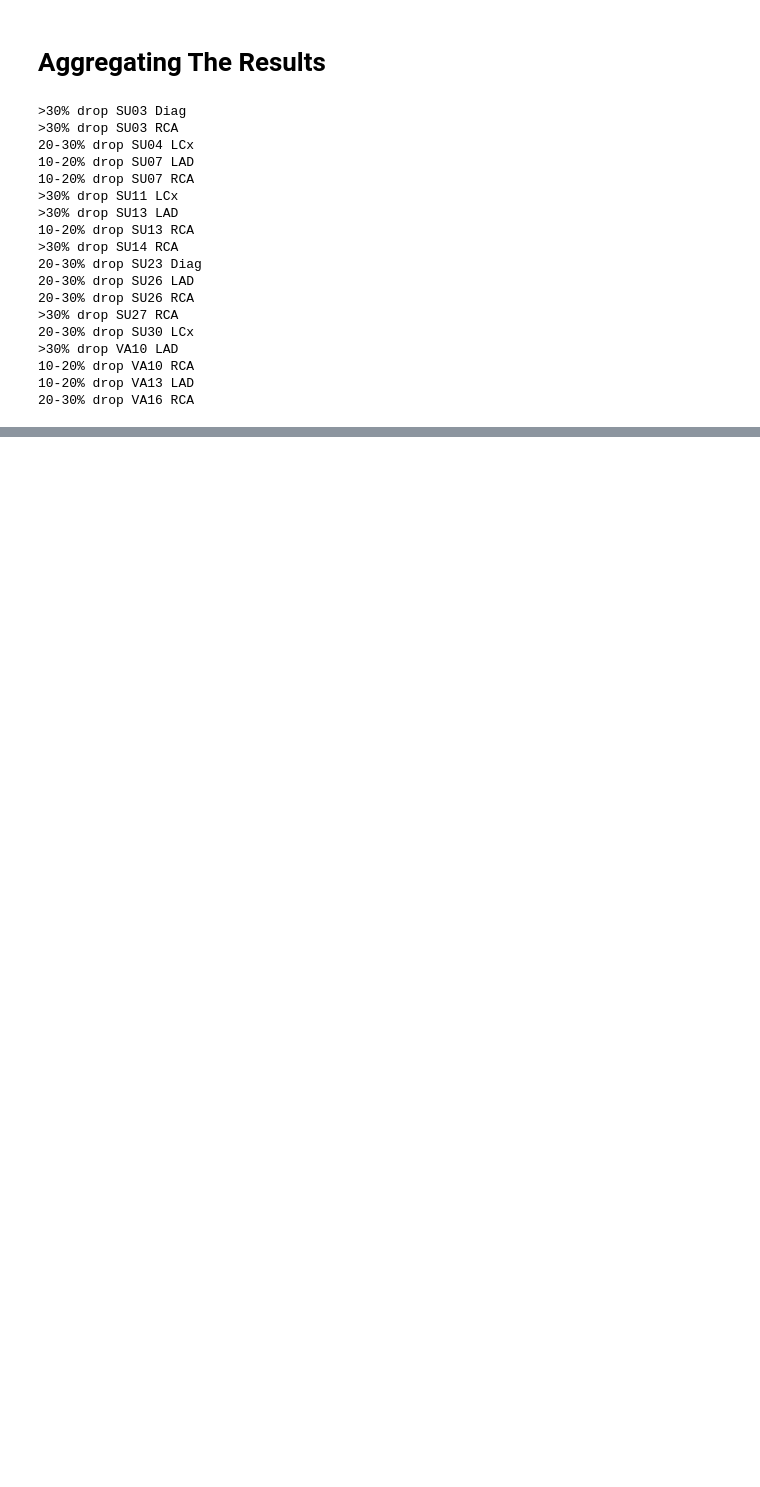
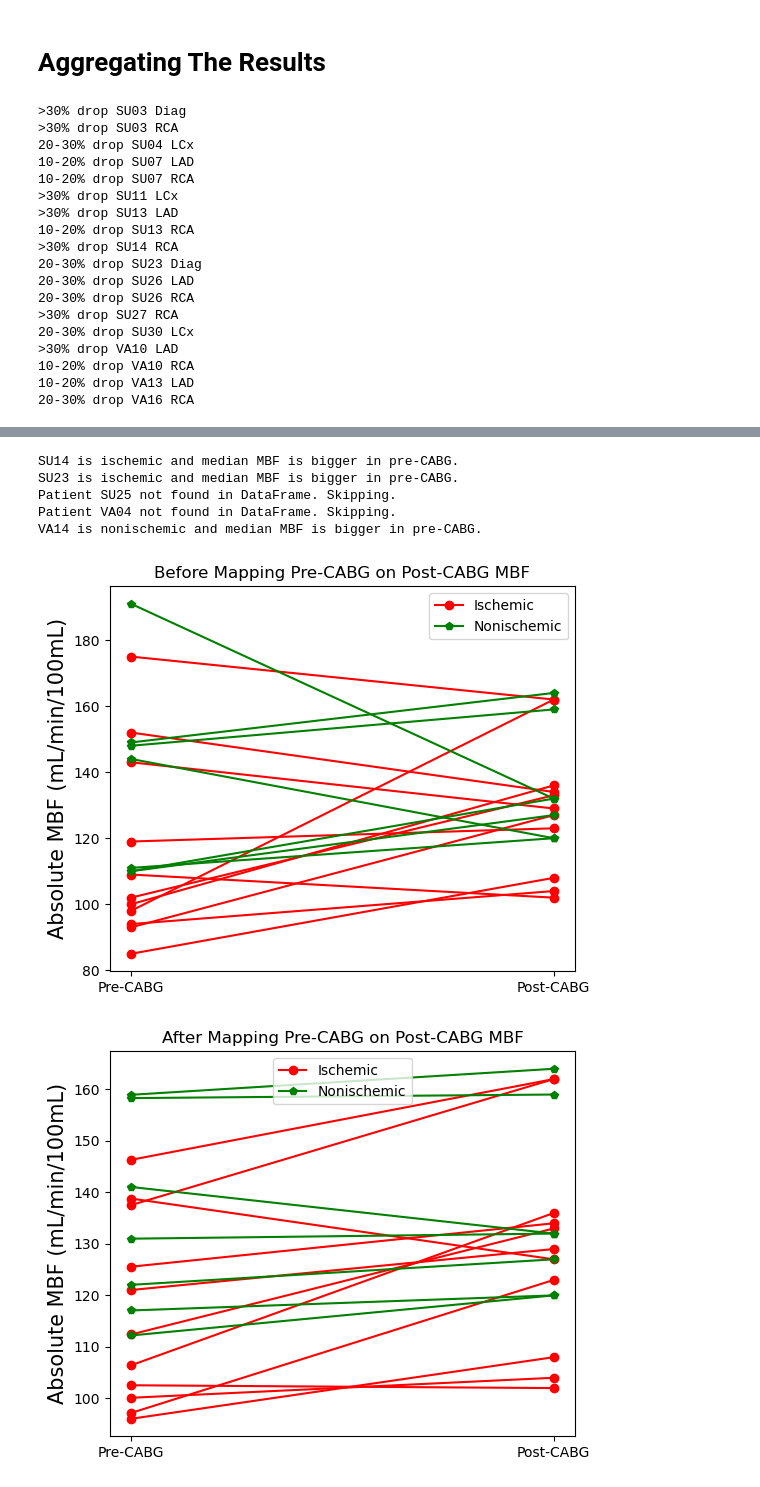
Before and after one commit to aseresti/CABG_Scripts, a Jupyter notebook: CABG/MBFTools/InterPatientVariability.ipynb, the cells around one changed output, grey strips where cells are left out. Drawn from its saved outputs; the diff is of its cells as text; code cells hidden in the pictures; blank space fills up the shorter version.

```diff
--- a/CABG/MBFTools/InterPatientVariability.ipynb
+++ b/CABG/MBFTools/InterPatientVariability.ipynb
@@ -521,0 +764,78 @@ plt.show()
+# %%
+paired_dot_ischemic = []
+paired_dot_nonischemic = []
+for patient_id in patient_ids:
+    df_patient = df[df["patient_id"] == patient_id]
+    if df_patient.empty:
+        print(f"Patient {patient_id} not found in DataFrame. Skipping.")
+        continue
+
+    rawMBF_A = np.median(np.concatenate(df[df["patient_id"] == patient_id]["rawMBF_A"].values))
+    absMBF_A = np.median(np.concatenate(df[df["patient_id"] == patient_id]["absMBF_A"].values))
+    absMBF_B = np.median(np.concatenate(df[df["patient_id"] == patient_id]["absMBF_B"].values))
+    ischemia_presence = list(df[df["patient_id"] == patient_id]["is_ischemic"])
+    is_ischemic = any(ischemia_presence)
+    if is_ischemic:
+        paired_dot_ischemic.append({"patient_id": patient_id,
+                                "rawMBF_A": rawMBF_A,
+                                "absMBF_A": absMBF_A,
+                                "absMBF_B": absMBF_B})
+        if absMBF_A > absMBF_B:
+            print(patient_id, "is ischemic and median MBF is bigger in pre-CABG.")
+    else:
+        paired_dot_nonischemic.append({"patient_id": patient_id,
+                                "rawMBF_A": rawMBF_A,
+                                "absMBF_A": absMBF_A,
+                                "absMBF_B": absMBF_B})
+        if absMBF_A > absMBF_B:
+            print(patient_id, "is nonischemic and median MBF is bigger in pre-CABG.")
+
+paired_dot_ischemic = pd.DataFrame(paired_dot_ischemic)
+paired_dot_nonischemic = pd.DataFrame(paired_dot_nonischemic)
+# %% [output]
+SU14 is ischemic and median MBF is bigger in pre-CABG.
+SU23 is ischemic and median MBF is bigger in pre-CABG.
+Patient SU25 not found in DataFrame. Skipping.
+Patient VA04 not found in DataFrame. Skipping.
+VA14 is nonischemic and median MBF is bigger in pre-CABG.
+# %%
+plt.figure(figsize=(6,5))
+
+for i in range(len(paired_dot_ischemic)):
+    if i == 0:
+        plt.plot([0, 1], [paired_dot_ischemic["rawMBF_A"][i], paired_dot_ischemic["absMBF_B"][i]], marker = "o", label = "Ischemic", color = "red")
+    else:
+        plt.plot([0, 1], [paired_dot_ischemic["rawMBF_A"][i], paired_dot_ischemic["absMBF_B"][i]], marker = "o", label = None, color = "red")
+for i in range(len(paired_dot_nonischemic)):
+    if i == 0:
+        plt.plot([0, 1], [paired_dot_nonischemic["rawMBF_A"][i], paired_dot_nonischemic["absMBF_B"][i]], marker = "p", label = "Nonischemic", color = "green")
+    else:
+            plt.plot([0, 1], [paired_dot_nonischemic["rawMBF_A"][i], paired_dot_nonischemic["absMBF_B"][i]], marker = "p", label = None, color = "green")
+
+plt.xticks([0, 1], ["Pre-CABG", "Post-CABG"])
+plt.ylabel("Absolute MBF (mL/min/100mL)", fontsize = 15)
+plt.legend()
+plt.title("Before Mapping Pre-CABG on Post-CABG MBF")
+plt.show()
+
+plt.figure(figsize=(6,5))
+
+for i in range(len(paired_dot_ischemic)):
+    if i == 0:
+        plt.plot([0, 1], [paired_dot_ischemic["absMBF_A"][i], paired_dot_ischemic["absMBF_B"][i]], marker = "o", label = "Ischemic", color = "red")
+    else:
+        plt.plot([0, 1], [paired_dot_ischemic["absMBF_A"][i], paired_dot_ischemic["absMBF_B"][i]], marker = "o", label = None, color = "red")
+for i in range(len(paired_dot_nonischemic)):
+    if i == 0:
+        plt.plot([0, 1], [paired_dot_nonischemic["absMBF_A"][i], paired_dot_nonischemic["absMBF_B"][i]], marker = "p", label = "Nonischemic", color = "green")
+    else:
+        plt.plot([0, 1], [paired_dot_nonischemic["absMBF_A"][i], paired_dot_nonischemic["absMBF_B"][i]], marker = "p", label = None, color = "green")
+
+plt.xticks([0, 1], ["Pre-CABG", "Post-CABG"])
+plt.ylabel("Absolute MBF (mL/min/100mL)", fontsize = 15)
+plt.title("After Mapping Pre-CABG on Post-CABG MBF")
+plt.legend()
+plt.show()
+# %% [output]
+[figure, added]
+[figure, added]
```
Also changed, not shown: parts of 25 cells of this notebook.
